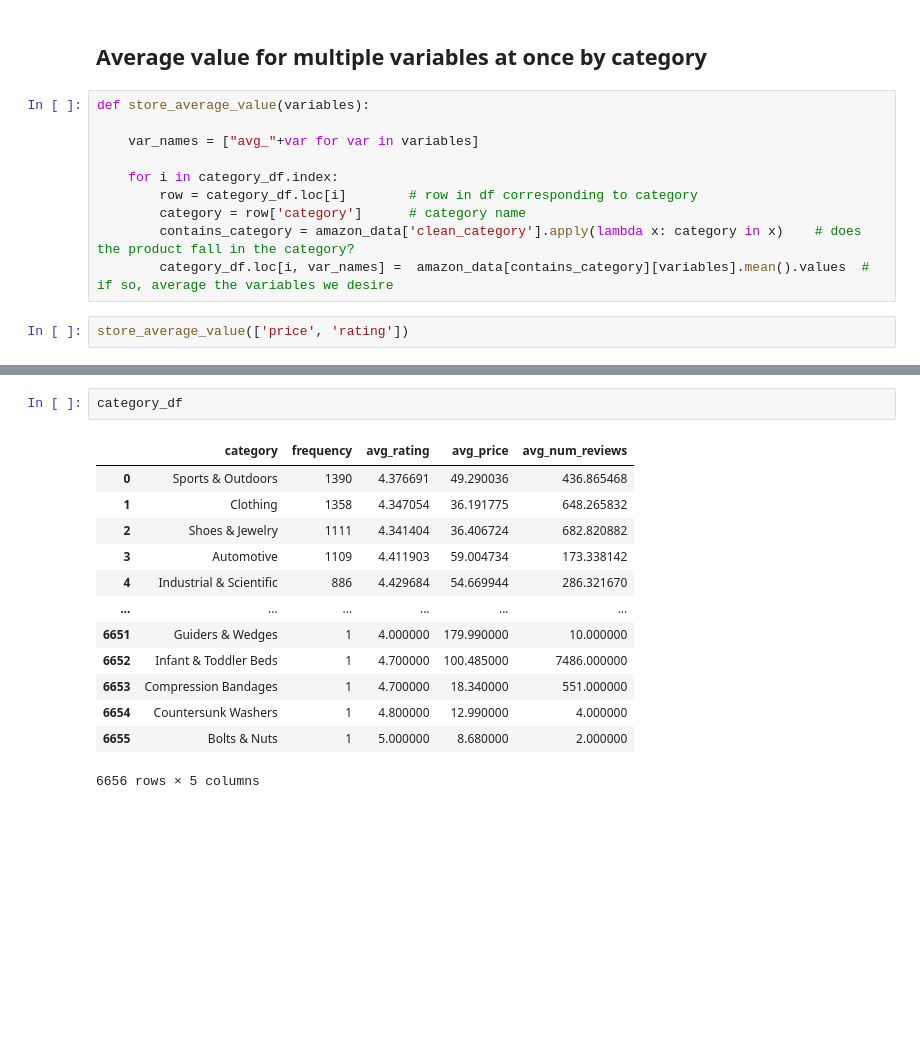
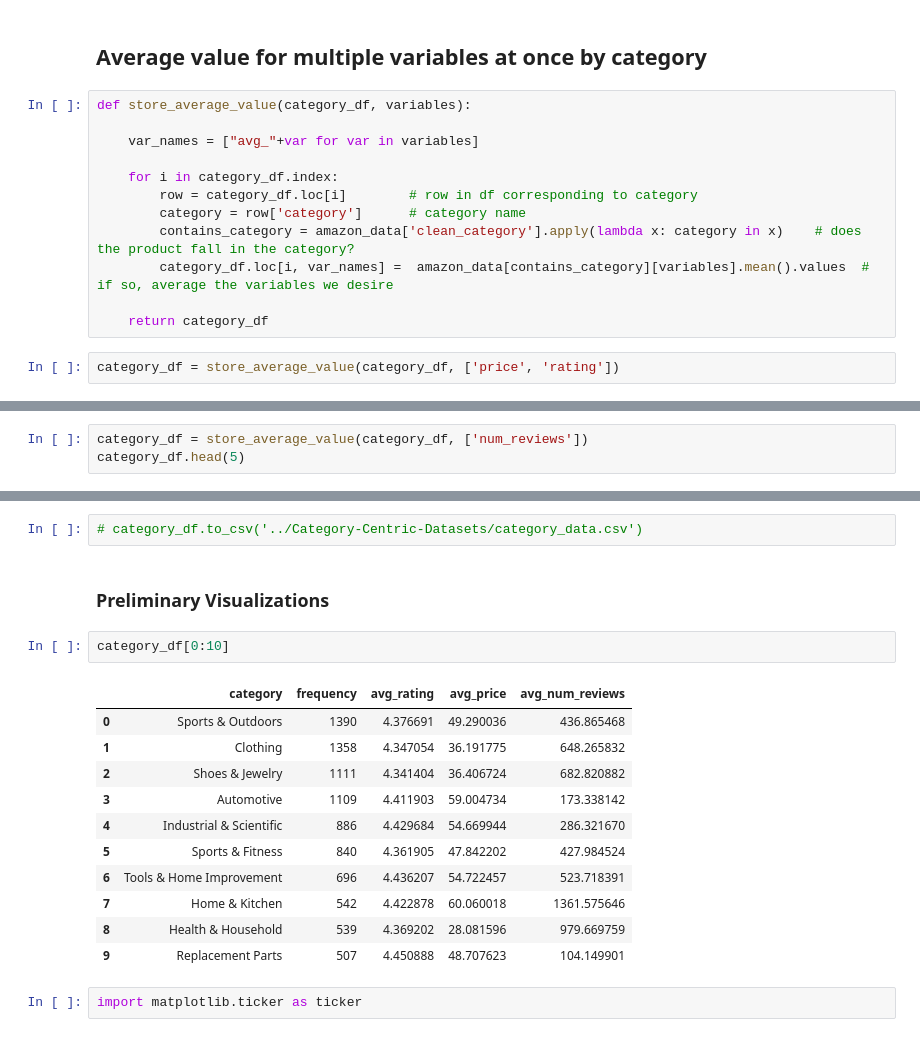
Before and after one commit to datares/team-aqua, a Jupyter notebook: Notebooks/categories_analysis.ipynb, the cells around one changed output, grey strips where cells are left out. Saved outputs shown, nothing was run; the diff lists cells and outputs as text; blank space fills up the shorter version.

```diff
--- a/Notebooks/categories_analysis.ipynb
+++ b/Notebooks/categories_analysis.ipynb
@@ -234,7 +252,7 @@ category_df
 # %% [markdown]
 ## Average value for multiple variables at once by category
 # %%
-def store_average_value(variables):
+def store_average_value(category_df, variables):
 
     var_names = ["avg_"+var for var in variables]
 
@@ -243,8 +261,10 @@ def store_average_value(variables):
         category = row['category']      # category name
         contains_category = amazon_data['clean_category'].apply(lambda x: category in x)    # does the product fall in the category?
         category_df.loc[i, var_names] =  amazon_data[contains_category][variables].mean().values  # if so, average the variables we desire
+
+    return category_df
 # %%
-store_average_value(['price', 'rating'])
+category_df = store_average_value(category_df, ['price', 'rating'])
 # %%
 category_df
 # %% [output]
@@ -265,0 +284,3 @@ store_average_value(['num_reviews'])
+# %%
+category_df = store_average_value(category_df, ['num_reviews'])
+category_df.head(5)
@@ -266,16 +294,20 @@ store_average_value(['num_reviews'])
+# %%
+# category_df.to_csv('../Category-Centric-Datasets/category_data.csv')
+# %% [markdown]
+### Preliminary Visualizations
 # %%
-category_df
+category_df[0:10]
 # %% [output]
 |  | category | frequency | avg_rating | avg_price | avg_num_reviews |
 | 0 | Sports & Outdoors | 1390 | 4.376691 | 49.290036 | 436.865468 |
 | 1 | Clothing | 1358 | 4.347054 | 36.191775 | 648.265832 |
 | 2 | Shoes & Jewelry | 1111 | 4.341404 | 36.406724 | 682.820882 |
 | 3 | Automotive | 1109 | 4.411903 | 59.004734 | 173.338142 |
 | 4 | Industrial & Scientific | 886 | 4.429684 | 54.669944 | 286.321670 |
-| ... | ... | ... | ... | ... | ... |
-| 6651 | Guiders & Wedges | 1 | 4.000000 | 179.990000 | 10.000000 |
-| 6652 | Infant & Toddler Beds | 1 | 4.700000 | 100.485000 | 7486.000000 |
-| 6653 | Compression Bandages | 1 | 4.700000 | 18.340000 | 551.000000 |
-| 6654 | Countersunk Washers | 1 | 4.800000 | 12.990000 | 4.000000 |
-| 6655 | Bolts & Nuts | 1 | 5.000000 | 8.680000 | 2.000000 |
+| 5 | Sports & Fitness | 840 | 4.361905 | 47.842202 | 427.984524 |
+| 6 | Tools & Home Improvement | 696 | 4.436207 | 54.722457 | 523.718391 |
+| 7 | Home & Kitchen | 542 | 4.422878 | 60.060018 | 1361.575646 |
+| 8 | Health & Household | 539 | 4.369202 | 28.081596 | 979.669759 |
+| 9 | Replacement Parts | 507 | 4.450888 | 48.707623 | 104.149901 |
-6656 rows × 5 columns
+# %%
+import matplotlib.ticker as ticker
```
Also changed, not shown: parts of 52 cells of this notebook, 7 other files.
